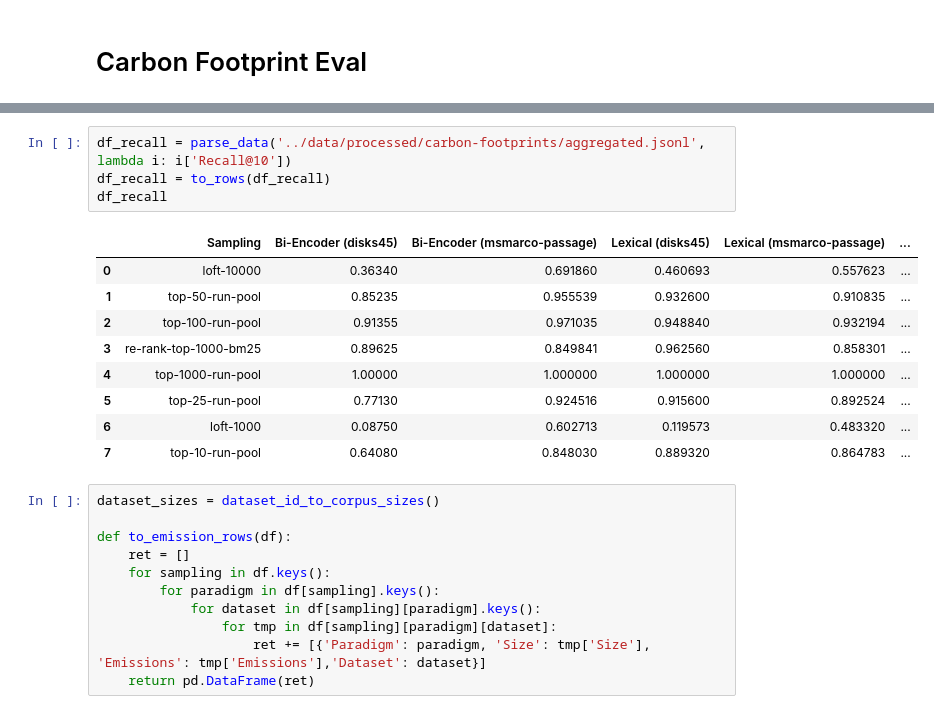
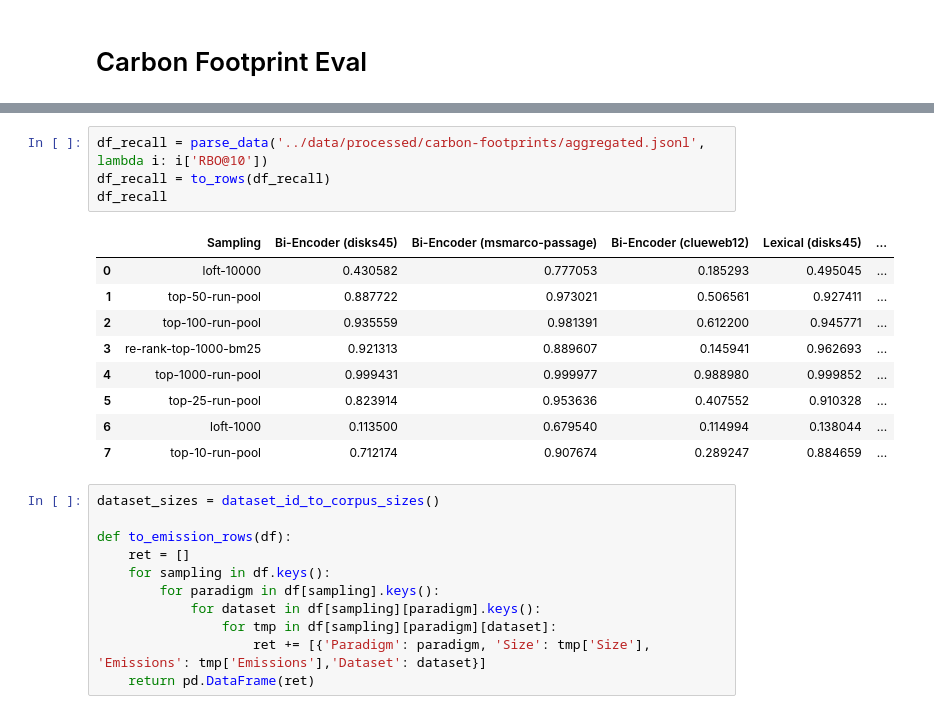
Before and after one commit to webis-de/ecir25-corpus-subsampling, a Jupyter notebook: notebooks/carbon-footprint-eval.ipynb, the cells around one changed output, grey strips where cells are left out. Drawn from its saved outputs; the diff is of its cells as text.

```diff
--- a/notebooks/carbon-footprint-eval.ipynb
+++ b/notebooks/carbon-footprint-eval.ipynb
@@ -76,19 +75,19 @@ def parse_data(file_name, target_maeasure):
 
     return df
 # %%
-df_recall = parse_data('../data/processed/carbon-footprints/aggregated.jsonl', lambda i: i['Recall@10'])
+df_recall = parse_data('../data/processed/carbon-footprints/aggregated.jsonl', lambda i: i['RBO@10'])
 df_recall = to_rows(df_recall)
 df_recall
 # %% [output]
-|  | Sampling | Bi-Encoder (disks45) | Bi-Encoder (msmarco-passage) | Lexical (disks45) | Lexical (msmarco-passage) | ... |
-| 0 | loft-10000 | 0.36340 | 0.691860 | 0.460693 | 0.557623 | ... |
-| 1 | top-50-run-pool | 0.85235 | 0.955539 | 0.932600 | 0.910835 | ... |
-| 2 | top-100-run-pool | 0.91355 | 0.971035 | 0.948840 | 0.932194 | ... |
-| 3 | re-rank-top-1000-bm25 | 0.89625 | 0.849841 | 0.962560 | 0.858301 | ... |
-| 4 | top-1000-run-pool | 1.00000 | 1.000000 | 1.000000 | 1.000000 | ... |
-| 5 | top-25-run-pool | 0.77130 | 0.924516 | 0.915600 | 0.892524 | ... |
-| 6 | loft-1000 | 0.08750 | 0.602713 | 0.119573 | 0.483320 | ... |
-| 7 | top-10-run-pool | 0.64080 | 0.848030 | 0.889320 | 0.864783 | ... |
+|  | Sampling | Bi-Encoder (disks45) | Bi-Encoder (msmarco-passage) | Bi-Encoder (clueweb12) | Lexical (disks45) | ... |
+| 0 | loft-10000 | 0.430582 | 0.777053 | 0.185293 | 0.495045 | ... |
+| 1 | top-50-run-pool | 0.887722 | 0.973021 | 0.506561 | 0.927411 | ... |
+| 2 | top-100-run-pool | 0.935559 | 0.981391 | 0.612200 | 0.945771 | ... |
+| 3 | re-rank-top-1000-bm25 | 0.921313 | 0.889607 | 0.145941 | 0.962693 | ... |
+| 4 | top-1000-run-pool | 0.999431 | 0.999977 | 0.988980 | 0.999852 | ... |
+| 5 | top-25-run-pool | 0.823914 | 0.953636 | 0.407552 | 0.910328 | ... |
+| 6 | loft-1000 | 0.113500 | 0.679540 | 0.114994 | 0.138044 | ... |
+| 7 | top-10-run-pool | 0.712174 | 0.907674 | 0.289247 | 0.884659 | ... |
 # %%
 dataset_sizes = dataset_id_to_corpus_sizes()
 
```
Also changed, not shown: parts of 6 cells of this notebook.
